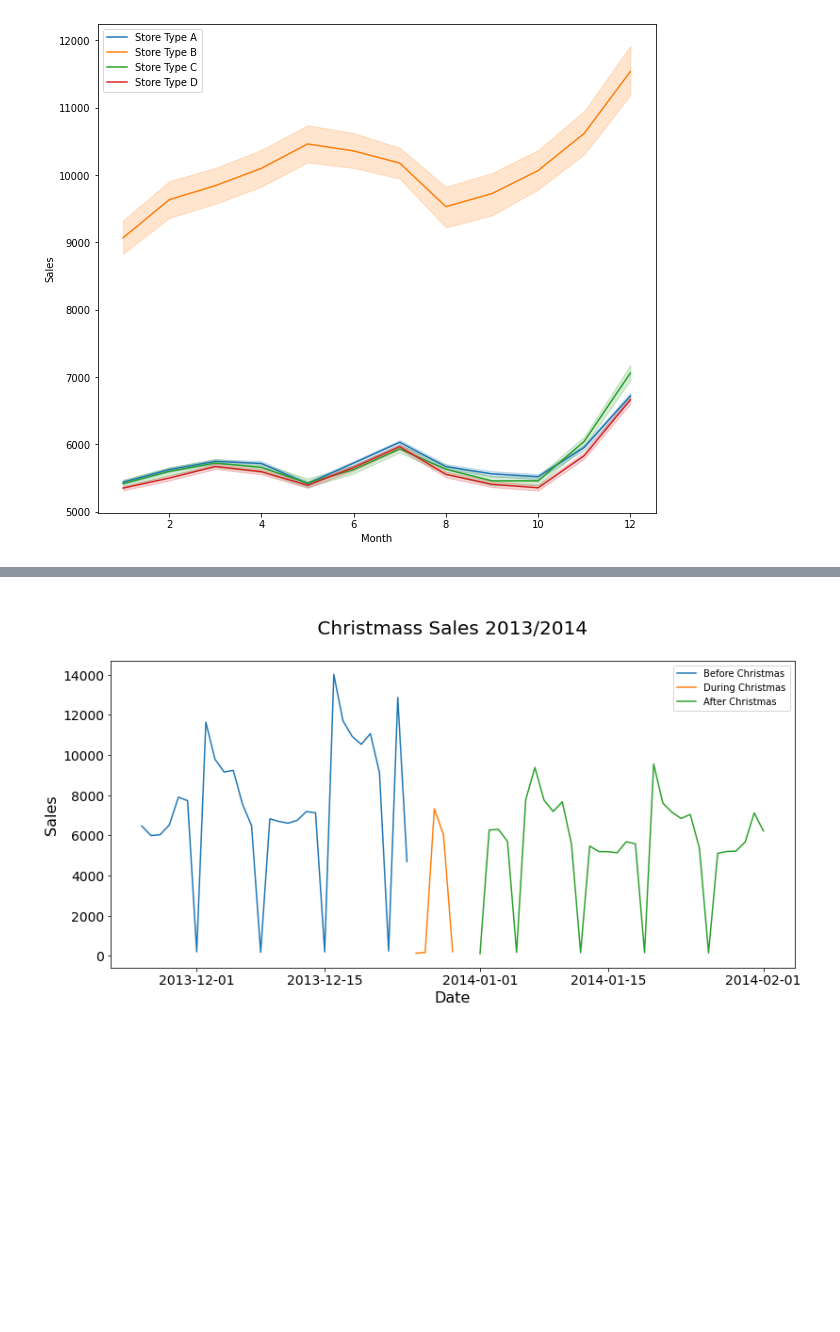
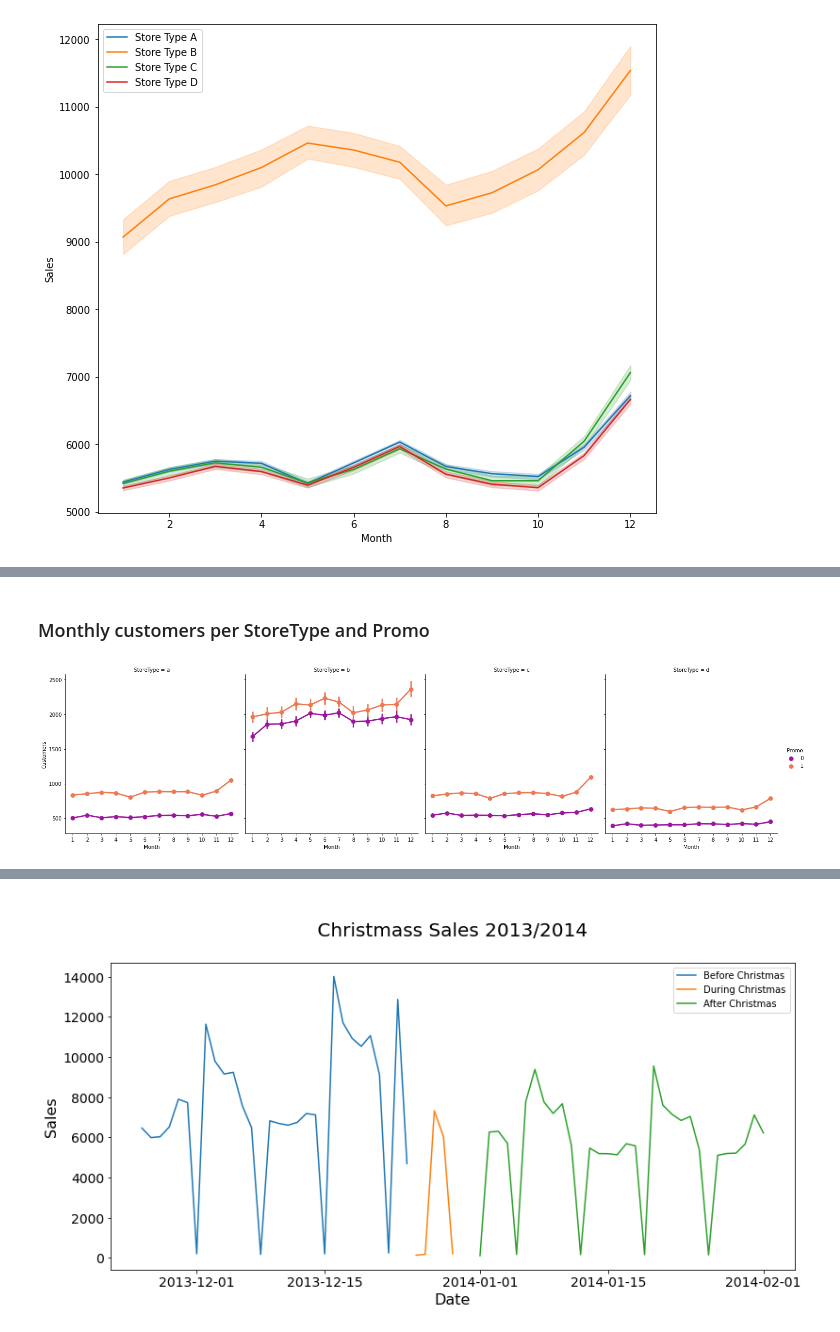
Before and after one commit to zelalemgetahun9374/Rossmann-Pharmaceuticals-Sales-Prediction, a Jupyter notebook: notebooks/EDA.ipynb, the cells around one changed output, grey strips where cells are left out. Cells and saved outputs as stored; diff of their text form; code cells hidden in the pictures; blank space fills up the shorter version.

```diff
--- a/notebooks/EDA.ipynb
+++ b/notebooks/EDA.ipynb
@@ -939,0 +956,12 @@ plt.show()
+# %% [markdown]
+### Monthly customers per StoreType and Promo
+# %%
+sns.factorplot(data = df, x = 'Month', y = "Customers",
+               col = 'StoreType', # per store type in cols
+               palette = 'plasma',
+               hue = 'Promo',
+               col_order=['a','b','c', 'd'],
+               title='Promotion impact on sales per store types')
+plt.show()
+# %% [output]
+[figure, added]
```
Also changed, not shown: parts of 32 cells of this notebook.
